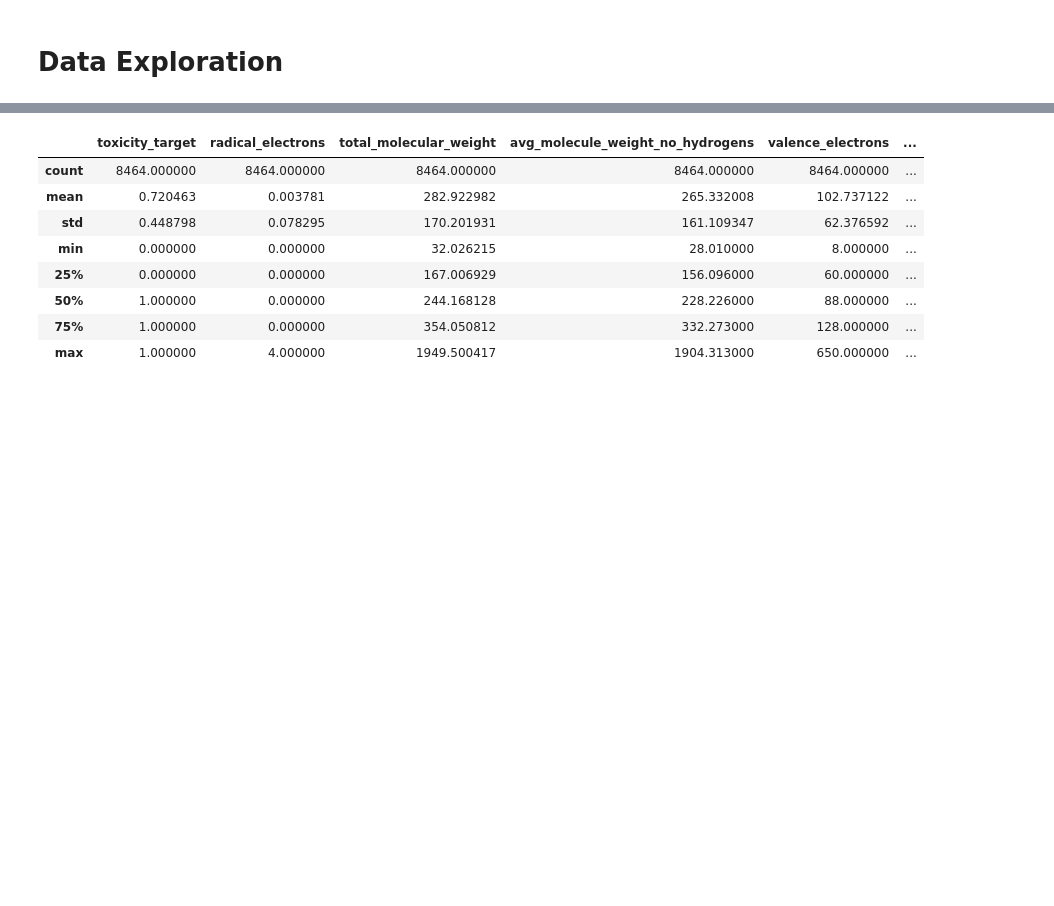
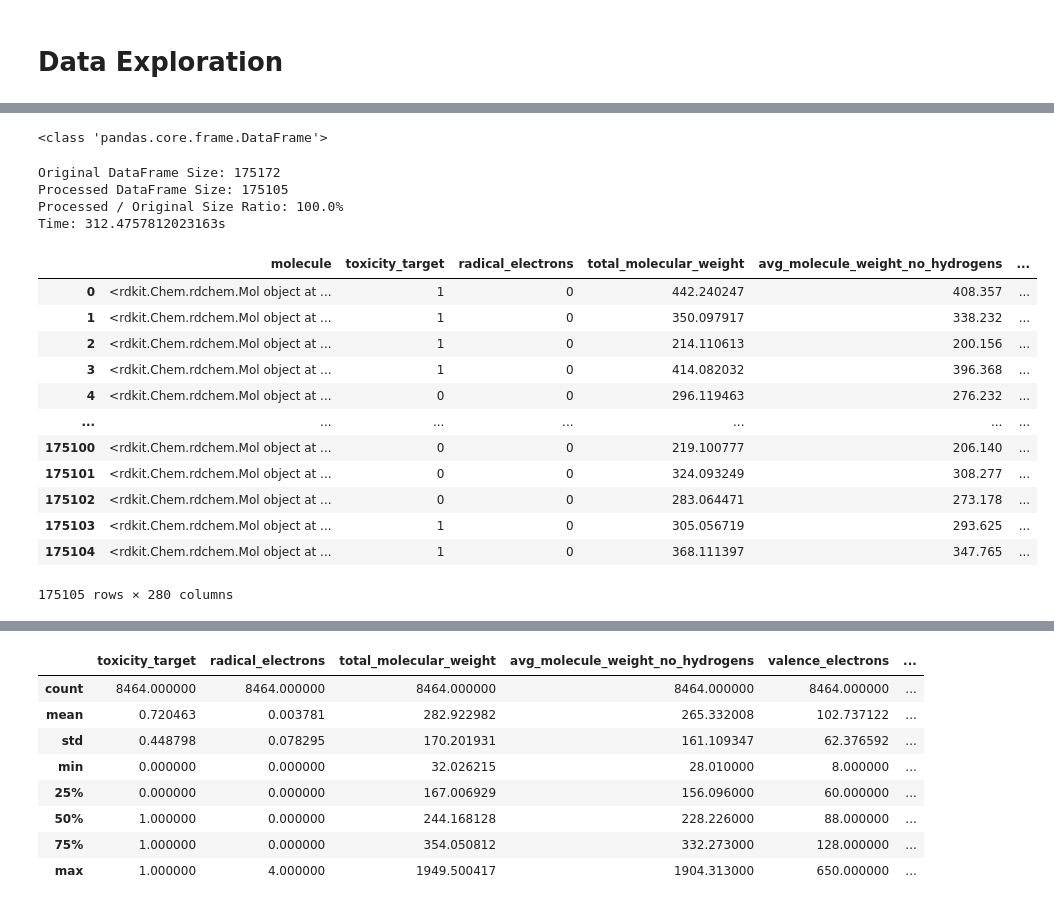
Before and after one commit to DruizrGit/UofT_Molecular_ML, a Jupyter notebook: notebook_preprocess.ipynb, the cells around one changed output, grey strips where cells are left out. Saved outputs shown, nothing was run; the diff lists cells and outputs as text; code cells hidden in the pictures; blank space fills up the shorter version.

Commit message:
Vectorized Feature Gen, Created Subset Option

```diff
--- a/notebook_preprocess.ipynb
+++ b/notebook_preprocess.ipynb
@@ -114,3 +118,21 @@ C=CC1=C(N2[C@@H]([C@@H](C2=O)NC(=O)/C(=N\OCC(=O)[O-])/c3csc(n3)N)SC1)C(=O)[O-]
 ## Load Data ##
 df_c = load_data("clintox")
 df_t = load_data("toxcast")
+df_p = load_data("pcba")
+# %%
+from preprocessing.preprocessing import compute_full_preprocessing
+import time
+
+## Compute Full Preprocessing: Generate Chemistry Features and Target Column ##
+"""
+Target Column = 1 if any Assay Feature was positive (1)
+Target Column = 0 if all Assay Features were negative (0) or Null
+"""
+
+time0 = time.time()
+df_p = compute_full_preprocessing(df_p, subset_size = 0.4, dataset = "pcba")
+time1 = time.time()
+
+print(f"Time: {time1-time0}s")
+df_p
+# %% [output]
@@ -117,3 +140,21 @@ df_t = load_data("toxcast")
+<class 'pandas.core.frame.DataFrame'>
+Original DataFrame Size: 175172
+Processed DataFrame Size: 175105
+Processed / Original Size Ratio: 100.0%
+Time: 312.4757812023163s
+|  | molecule | toxicity_target | radical_electrons | total_molecular_weight | avg_molecule_weight_no_hydrogens | ... |
+| 0 | <rdkit.Chem.rdchem.Mol object at ... | 1 | 0 | 442.240247 | 408.357 | ... |
+| 1 | <rdkit.Chem.rdchem.Mol object at ... | 1 | 0 | 350.097917 | 338.232 | ... |
+| 2 | <rdkit.Chem.rdchem.Mol object at ... | 1 | 0 | 214.110613 | 200.156 | ... |
+| 3 | <rdkit.Chem.rdchem.Mol object at ... | 1 | 0 | 414.082032 | 396.368 | ... |
+| 4 | <rdkit.Chem.rdchem.Mol object at ... | 0 | 0 | 296.119463 | 276.232 | ... |
+| ... | ... | ... | ... | ... | ... | ... |
+| 175100 | <rdkit.Chem.rdchem.Mol object at ... | 0 | 0 | 219.100777 | 206.140 | ... |
+| 175101 | <rdkit.Chem.rdchem.Mol object at ... | 0 | 0 | 324.093249 | 308.277 | ... |
+| 175102 | <rdkit.Chem.rdchem.Mol object at ... | 0 | 0 | 283.064471 | 273.178 | ... |
+| 175103 | <rdkit.Chem.rdchem.Mol object at ... | 1 | 0 | 305.056719 | 293.625 | ... |
+| 175104 | <rdkit.Chem.rdchem.Mol object at ... | 1 | 0 | 368.111397 | 347.765 | ... |
+175105 rows × 280 columns
 # %%
 from preprocessing.preprocessing import *
 
```
Also changed, not shown: parts of 5 cells of this notebook, 2 other files.
